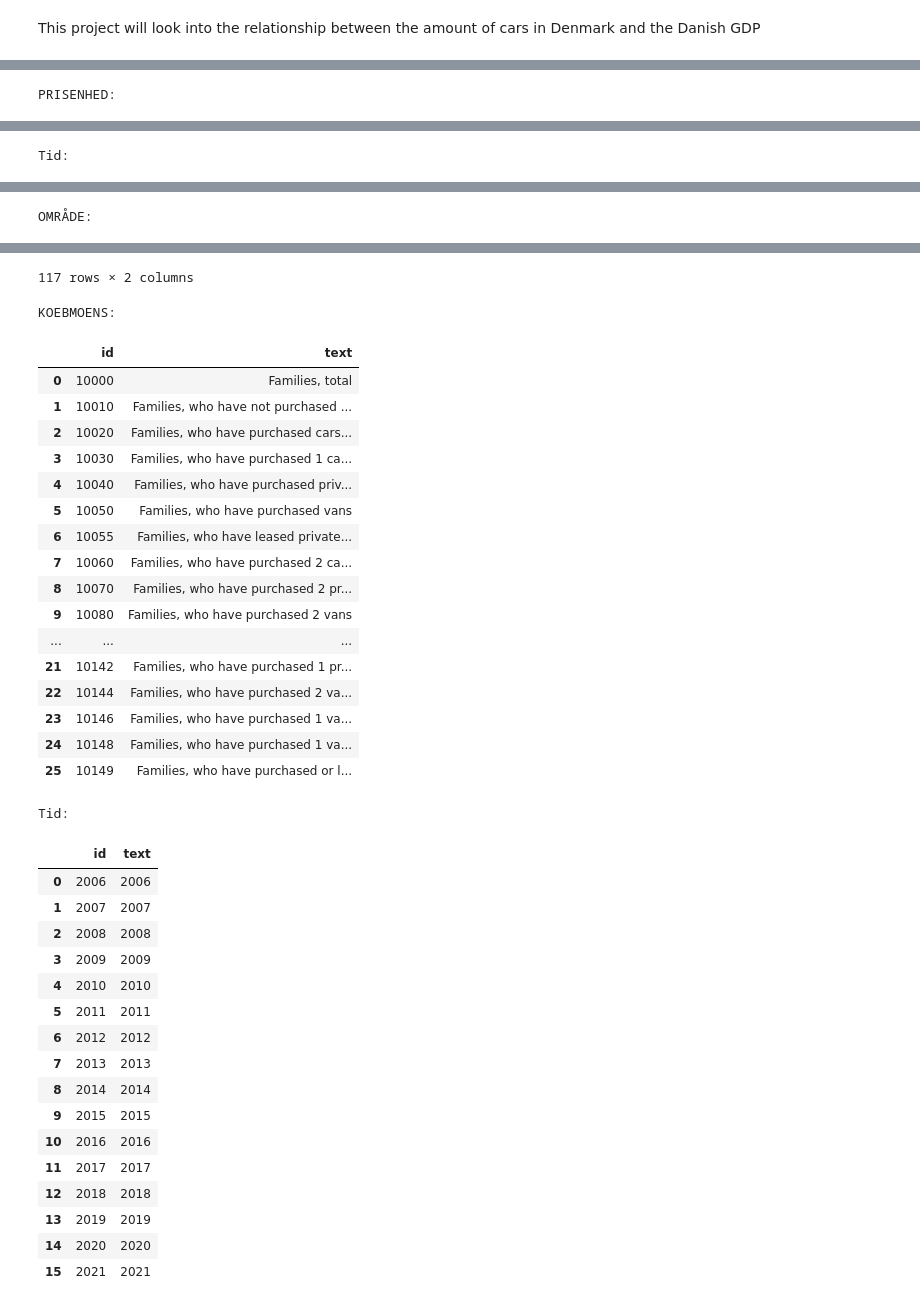
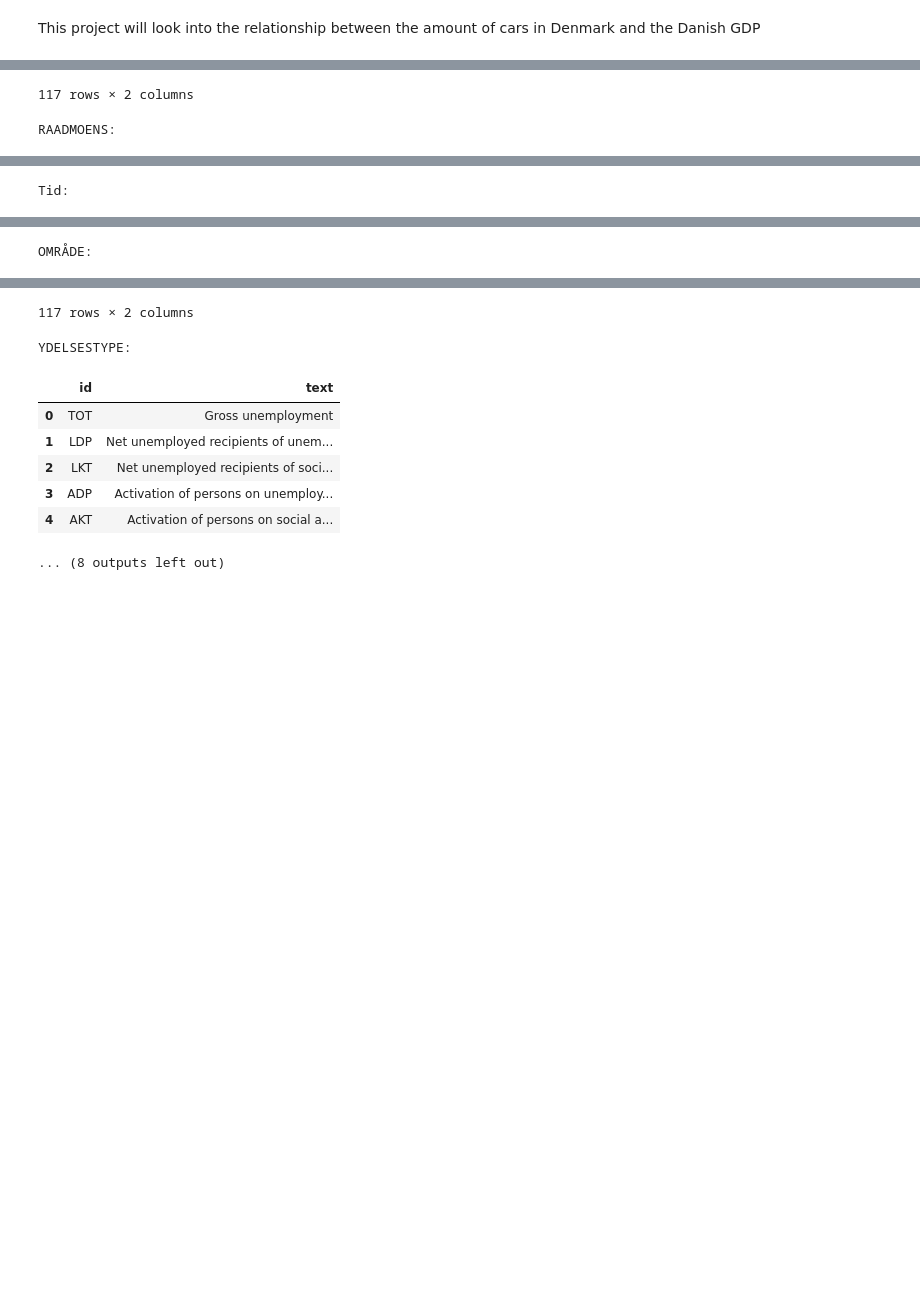
Before and after one commit to NumEconCopenhagen/projects-2023-jakki, a Jupyter notebook: dataproject/dataproject.ipynb, the cells around one changed output, grey strips where cells are left out. Drawn from its saved outputs; the diff is of its cells as text; code cells hidden in the pictures; blank space fills up the shorter version.

```diff
--- a/dataproject/dataproject.ipynb
+++ b/dataproject/dataproject.ipynb
@@ -12,18 +12,18 @@ from scipy import optimize
 # %% [markdown]
 This project will look into the relationship between the amount of cars in Denmark and the Danish GDP
 # %%
-NAN1 = DstApi("NAN1") #Collecting data. Loading it directly from DST.
-BIL600 = DstApi("BIL600") #Collecting data. Loading it directly from DST.
-tabNAN1 = NAN1.tablesummary(language='en')
-tabBIL = BIL600.tablesummary(language='en')
+BIL800 = DstApi("BIL800") #Collecting data. Loading it directly from DST.
+AUL01 = DstApi("AUL01") #Collecting data. Loading it directly from DST.
+tabBIL800 = BIL800.tablesummary(language='en')
+tabAUL = AUL01.tablesummary(language='en')
 
 #In order to set up the parameters for the collection of data, we need to know, which parameters, we are working with.
 #Therefore, display each variable in the dataset and its different values
-for variable in tabNAN1['variable name']:
+for variable in tabBIL800['variable name']:
     print(variable+':')
-    display(NAN1.variable_levels(variable, language='en'))
+    display(BIL800.variable_levels(variable, language='en'))
 
-for variable in tabBIL['variable name']:
+for variable in tabAUL['variable name']:
     print(variable+':')
-    display(BIL600.variable_levels(variable, language='en'))
+    display(AUL01.variable_levels(variable, language='en'))
 # %% [output]
@@ -52,2 +47,3 @@ TRANSAKT:
-PRISENHED:
+117 rows × 2 columns
+RAADMOENS:
 |  | id | text |
@@ -60,2 +66,2 @@ PRISENHED:
-Tid:
+Tid:
 |  | id | text |
@@ -78,4 +84,4 @@ Tid:
-OMRÅDE:
+OMRÅDE:
 |  | id | text |
 | 0 | 000 | All Denmark |
 | 1 | 084 | Region Hovedstaden |
@@ -91,38 +97,10 @@ OMRÅDE:
-117 rows × 2 columns
-KOEBMOENS:
+117 rows × 2 columns
+YDELSESTYPE:
 |  | id | text |
-| 0 | 10000 | Families, total |
-| 1 | 10010 | Families, who have not purchased ... |
-| 2 | 10020 | Families, who have purchased cars... |
-| 3 | 10030 | Families, who have purchased 1 ca... |
-| 4 | 10040 | Families, who have purchased priv... |
-| 5 | 10050 | Families, who have purchased vans |
-| 6 | 10055 | Families, who have leased private... |
-| 7 | 10060 | Families, who have purchased 2 ca... |
-| 8 | 10070 | Families, who have purchased 2 pr... |
-| 9 | 10080 | Families, who have purchased 2 vans |
-| ... | ... | ... |
-| 21 | 10142 | Families, who have purchased 1 pr... |
-| 22 | 10144 | Families, who have purchased 2 va... |
-| 23 | 10146 | Families, who have purchased 1 va... |
-| 24 | 10148 | Families, who have purchased 1 va... |
-| 25 | 10149 | Families, who have purchased or l... |
+| 0 | TOT | Gross unemployment |
+| 1 | LDP | Net unemployed recipients of unem... |
+| 2 | LKT | Net unemployed recipients of soci... |
+| 3 | ADP | Activation of persons on unemploy... |
+| 4 | AKT | Activation of persons on social a... |
-Tid:
-|  | id | text |
-| 0 | 2006 | 2006 |
-| 1 | 2007 | 2007 |
-| 2 | 2008 | 2008 |
-| 3 | 2009 | 2009 |
-| 4 | 2010 | 2010 |
-| 5 | 2011 | 2011 |
-| 6 | 2012 | 2012 |
-| 7 | 2013 | 2013 |
-| 8 | 2014 | 2014 |
-| 9 | 2015 | 2015 |
-| 10 | 2016 | 2016 |
-| 11 | 2017 | 2017 |
-| 12 | 2018 | 2018 |
-| 13 | 2019 | 2019 |
-| 14 | 2020 | 2020 |
-| 15 | 2021 | 2021 |
+... (8 outputs left out)
 # %%
```
Also changed, not shown: parts of 8 cells of this notebook.
